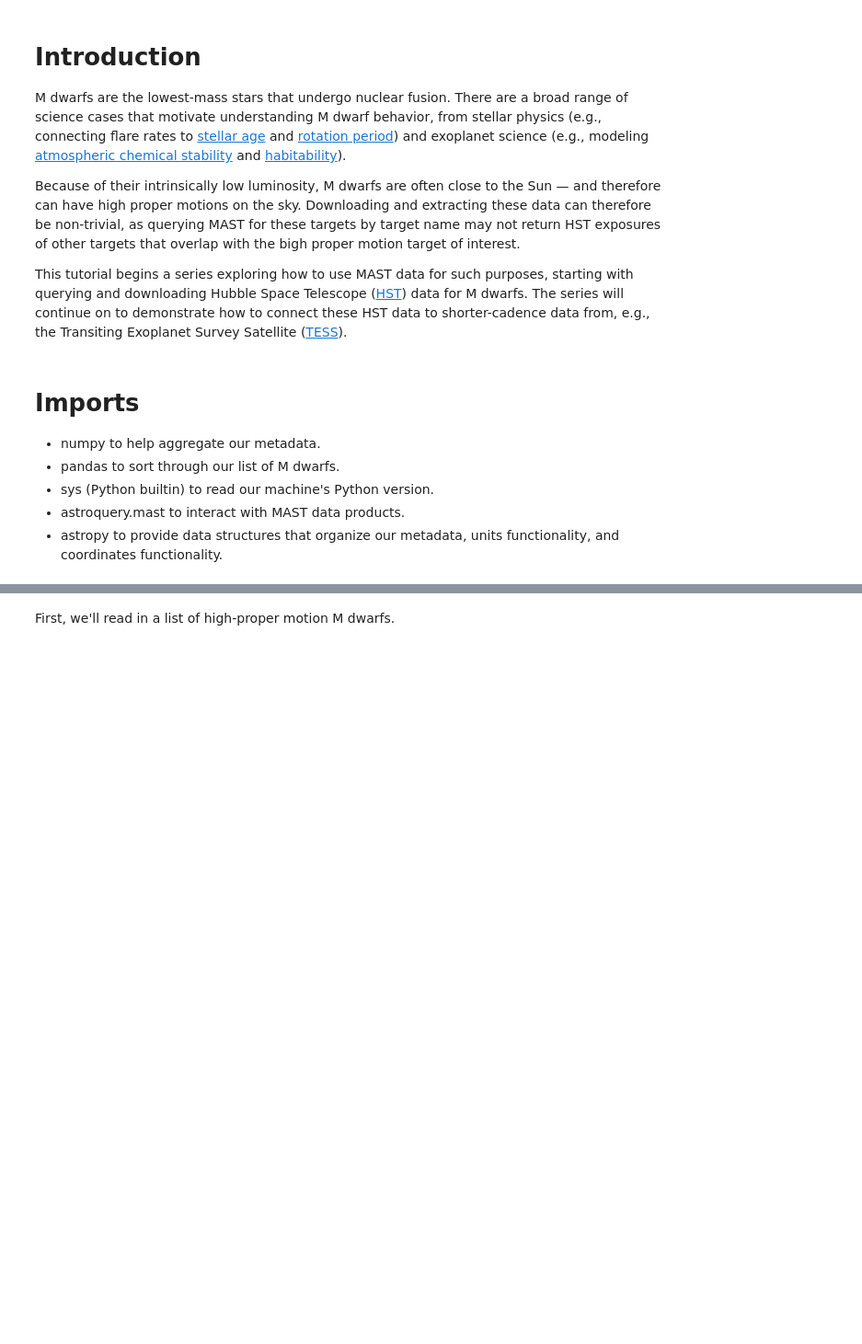
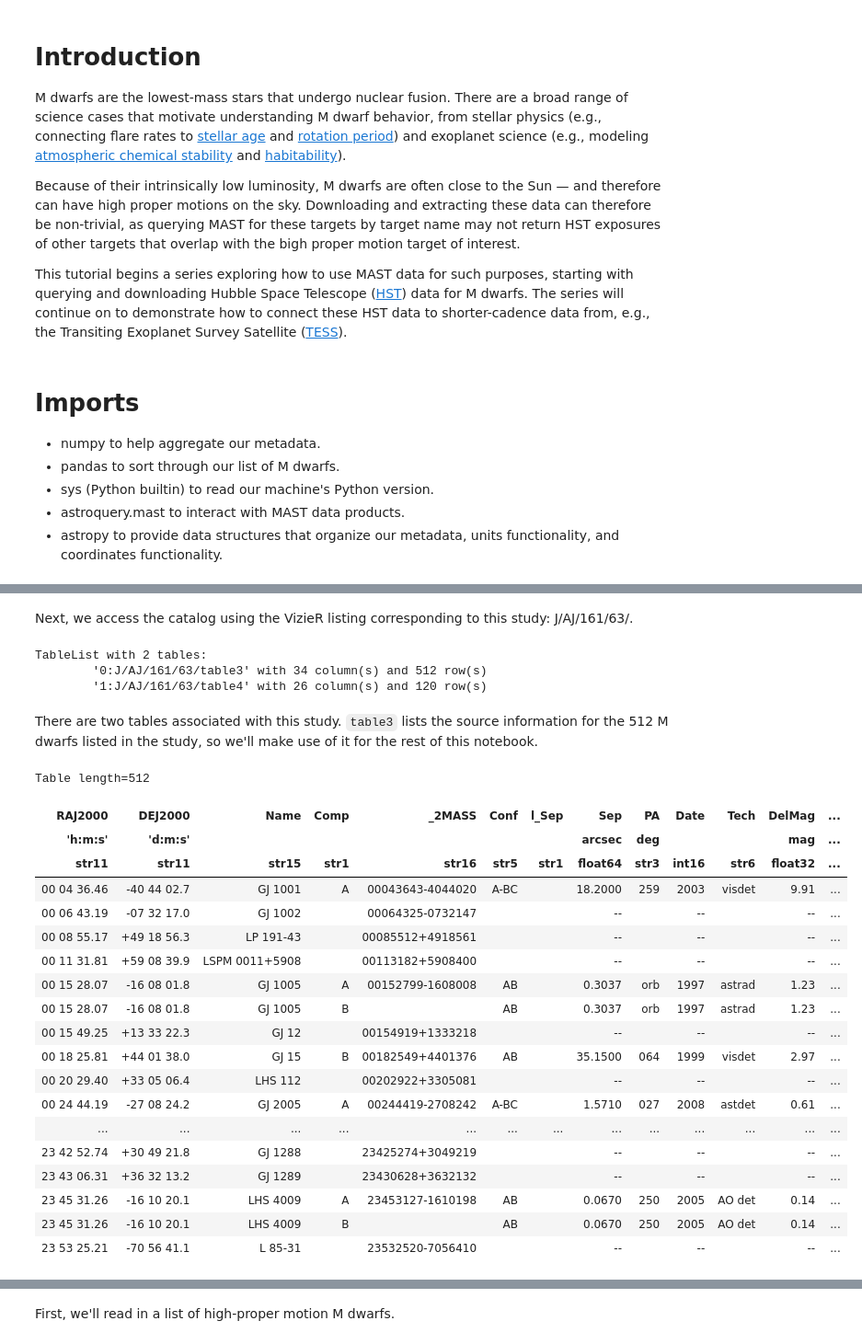
Before and after one commit to arjunsavel/notebooks-stsci, a Jupyter notebook: notebooks/MAST/m_dwarf_flares_hst/m_dwarf_flares_hst.ipynb, the cells around one changed output, grey strips where cells are left out. Shown: that part at 92% size. Saved outputs shown, nothing was run; the diff lists cells and outputs as text; code cells hidden in the pictures; blank space fills up the shorter version.

```diff
--- a/notebooks/MAST/m_dwarf_flares_hst/m_dwarf_flares_hst.ipynb
+++ b/notebooks/MAST/m_dwarf_flares_hst/m_dwarf_flares_hst.ipynb
@@ -45,0 +51,37 @@ from astropy.time import TimeDelta
+# %%
+Vizier.ROW_LIMIT = -1
+# %% [markdown]
+Next, we access the catalog using the VizieR listing corresponding to this study: J/AJ/161/63/.
+# %%
+catalogs=Vizier.get_catalogs('J/AJ/161/63/')
+print(catalogs)
+# %% [output]
+TableList with 2 tables:
+        '0:J/AJ/161/63/table3' with 34 column(s) and 512 row(s)
+        '1:J/AJ/161/63/table4' with 26 column(s) and 120 row(s)
+# %% [markdown]
+There are two tables associated with this study. `table3` lists the source information for the 512 M dwarfs listed in the study, so we'll make use of it for the rest of this notebook.
+# %%
+df = catalogs[0]
+df
+# %% [output]
+Table length=512
+| RAJ2000 | DEJ2000 | Name | Comp | _2MASS | Conf | l_Sep | Sep | PA | Date | Tech | DelMag | ... |
+| 'h:m:s' | 'd:m:s' |  |  |  |  |  | arcsec | deg |  |  | mag | ... |
+| str11 | str11 | str15 | str1 | str16 | str5 | str1 | float64 | str3 | int16 | str6 | float32 | ... |
+| 00 04 36.46 | -40 44 02.7 | GJ 1001 | A | 00043643-4044020 | A-BC |  | 18.2000 | 259 | 2003 | visdet | 9.91 | ... |
+| 00 06 43.19 | -07 32 17.0 | GJ 1002 |  | 00064325-0732147 |  |  | -- |  | -- |  | -- | ... |
+| 00 08 55.17 | +49 18 56.3 | LP 191-43 |  | 00085512+4918561 |  |  | -- |  | -- |  | -- | ... |
+| 00 11 31.81 | +59 08 39.9 | LSPM 0011+5908 |  | 00113182+5908400 |  |  | -- |  | -- |  | -- | ... |
+| 00 15 28.07 | -16 08 01.8 | GJ 1005 | A | 00152799-1608008 | AB |  | 0.3037 | orb | 1997 | astrad | 1.23 | ... |
+| 00 15 28.07 | -16 08 01.8 | GJ 1005 | B |  | AB |  | 0.3037 | orb | 1997 | astrad | 1.23 | ... |
+| 00 15 49.25 | +13 33 22.3 | GJ 12 |  | 00154919+1333218 |  |  | -- |  | -- |  | -- | ... |
+| 00 18 25.81 | +44 01 38.0 | GJ 15 | B | 00182549+4401376 | AB |  | 35.1500 | 064 | 1999 | visdet | 2.97 | ... |
+| 00 20 29.40 | +33 05 06.4 | LHS 112 |  | 00202922+3305081 |  |  | -- |  | -- |  | -- | ... |
+| 00 24 44.19 | -27 08 24.2 | GJ 2005 | A | 00244419-2708242 | A-BC |  | 1.5710 | 027 | 2008 | astdet | 0.61 | ... |
+| ... | ... | ... | ... | ... | ... | ... | ... | ... | ... | ... | ... | ... |
+| 23 42 52.74 | +30 49 21.8 | GJ 1288 |  | 23425274+3049219 |  |  | -- |  | -- |  | -- | ... |
+| 23 43 06.31 | +36 32 13.2 | GJ 1289 |  | 23430628+3632132 |  |  | -- |  | -- |  | -- | ... |
+| 23 45 31.26 | -16 10 20.1 | LHS 4009 | A | 23453127-1610198 | AB |  | 0.0670 | 250 | 2005 | AO det | 0.14 | ... |
+| 23 45 31.26 | -16 10 20.1 | LHS 4009 | B |  | AB |  | 0.0670 | 250 | 2005 | AO det | 0.14 | ... |
+| 23 53 25.21 | -70 56 41.1 | L 85-31 |  | 23532520-7056410 |  |  | -- |  | -- |  | -- | ... |
```
Also changed, not shown: parts of 25 cells of this notebook.
